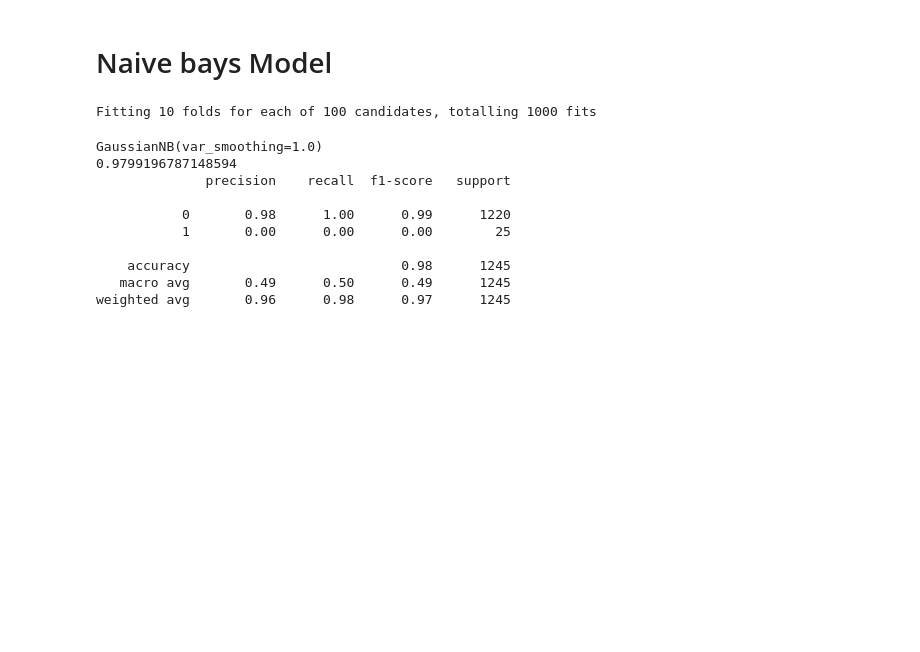
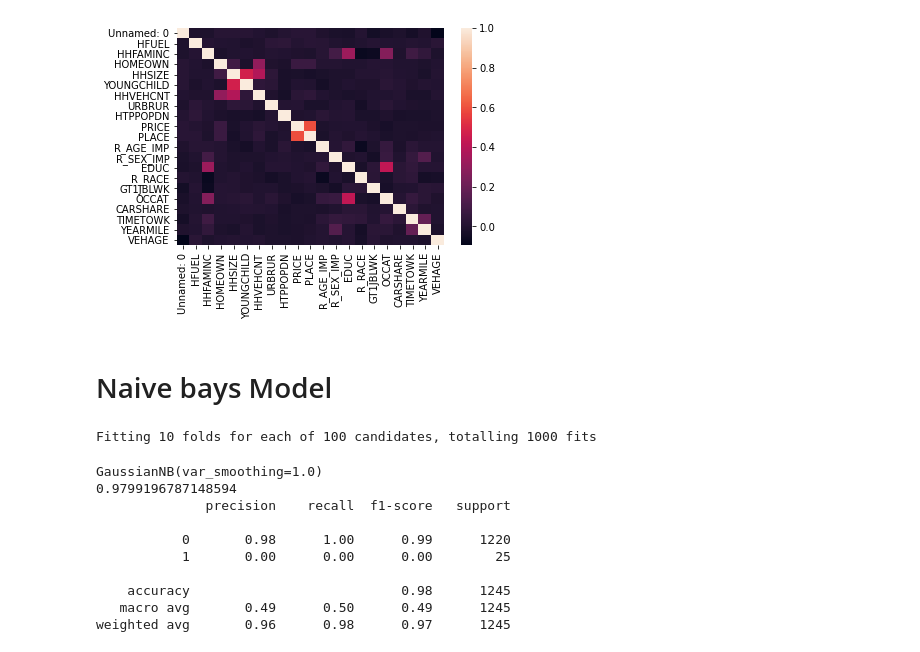
Before and after one commit to Chomchanok/Term_Project, a Jupyter notebook: model.ipynb, the cells around one changed output. Drawn from its saved outputs; the diff is of its cells as text; code cells hidden in the pictures; blank space fills up the shorter version.

Commit message:
data corr

```diff
--- a/model.ipynb
+++ b/model.ipynb
@@ -21,3 +21,11 @@ dataX = df.drop(columns=['HFUEL'])
 dataY = df[['HFUEL']]
 # %%
 X_train, X_test, y_train, y_test = train_test_split(dataX, dataY, test_size=0.2)
+# %%
+import seaborn as sns
+corr = df.corr()
+fig = sns.heatmap(corr,
+            xticklabels=corr.columns.values,
+            yticklabels=corr.columns.values)
+# %% [output]
+[figure, added]
```
Also changed, not shown: parts of 1 cell of this notebook, 1 other file.
